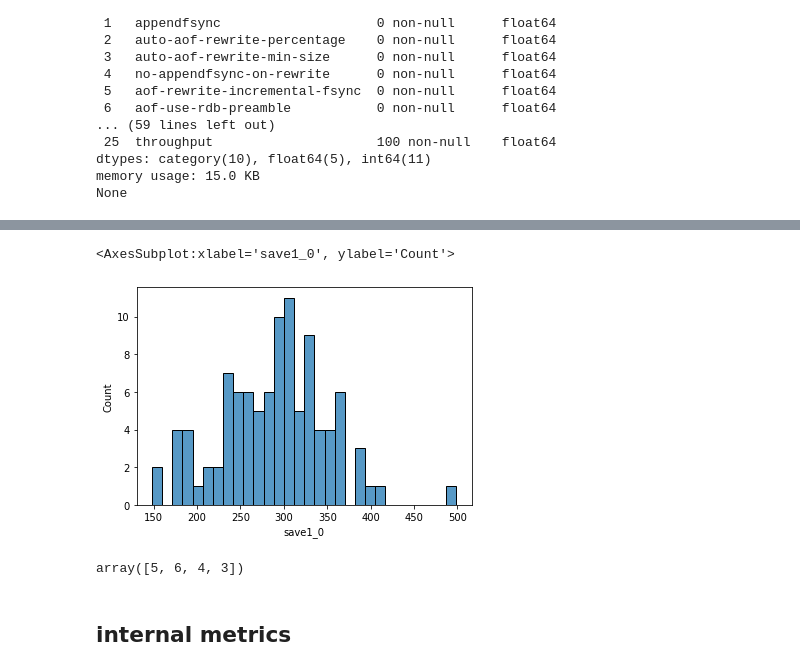
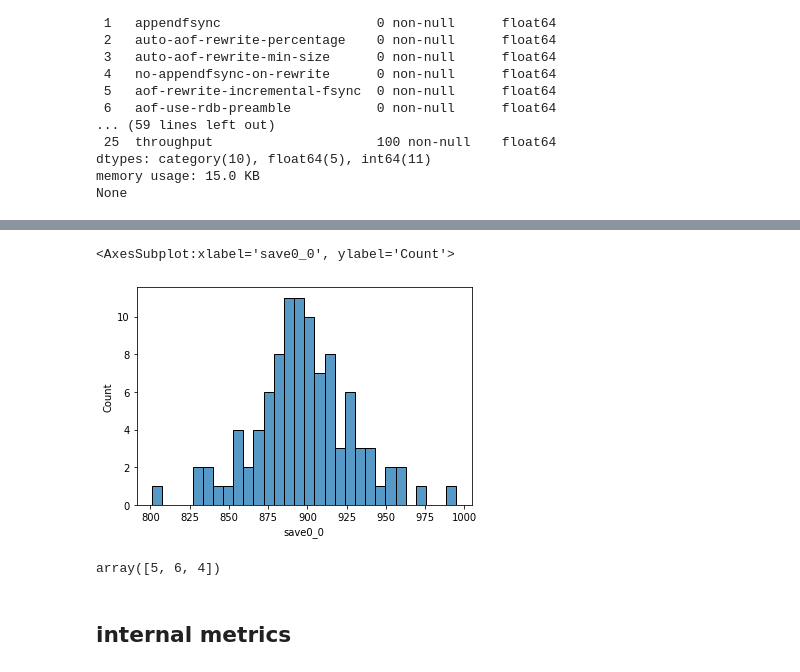
Before and after one commit to addb-swstarlab/Redis-Parameter-Grouping-BO, a Jupyter notebook: knobs확인v1_normally.ipynb, the cells around one changed output, grey strips where cells are left out. Saved outputs shown, nothing was run; the diff lists cells and outputs as text; code cells hidden in the pictures.

```diff
--- a/knobs확인v1_normally.ipynb
+++ b/knobs확인v1_normally.ipynb
@@ -61,7 +61,8 @@ knobs_bound = list(knobs_rdb.values())
 * test, train 데이터 잘 나뉘어졌는지 확인
 # %%
 # config(knob) data
-config_df = pd.read_csv("./data/result_config2_normal1.csv", sep=',')
+config_df = pd.read_csv("./data/redis_config_normal4.csv", sep=',')
+
 
 # external(throughput) data
 external_df = pd.read_csv("./data/external_metrics0.csv", sep=',')
@@ -143,14 +142,14 @@ dataset.head(3)
 3 rows × 26 columns
 # %%
 import seaborn as sns
-sns.histplot(dataset['save1_0'], bins=30)
+sns.histplot(dataset['save0_0'], bins=30)
 # %% [output]
-<AxesSubplot:xlabel='save1_0', ylabel='Count'>
+<AxesSubplot:xlabel='save0_0', ylabel='Count'>
-[figure, old version]
+[figure, new version]
 # %%
 dataset['maxmemory-samples'].unique()
 # %% [output]
-array([5, 6, 4, 3])
+array([5, 6, 4])
 # %% [markdown]
 ## internal metrics
 # %%
```
Also changed, not shown: parts of 17 cells of this notebook, 16 other files.
